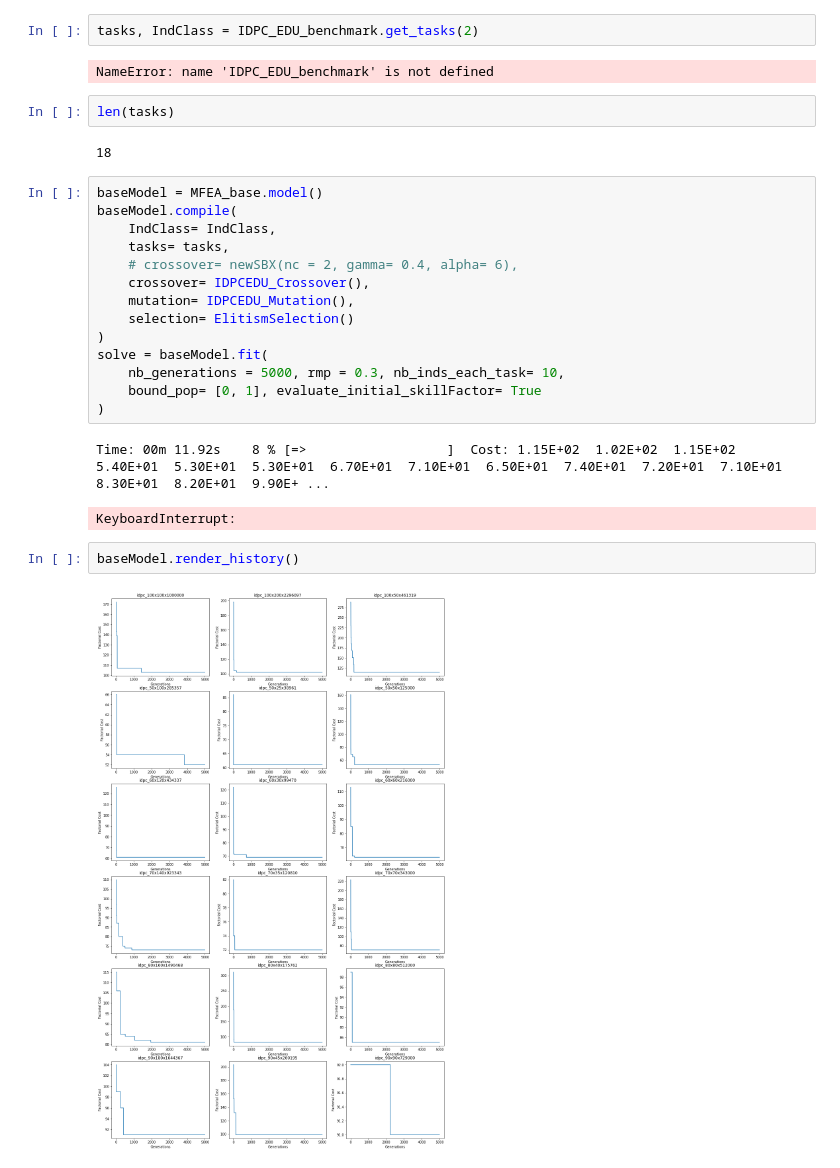
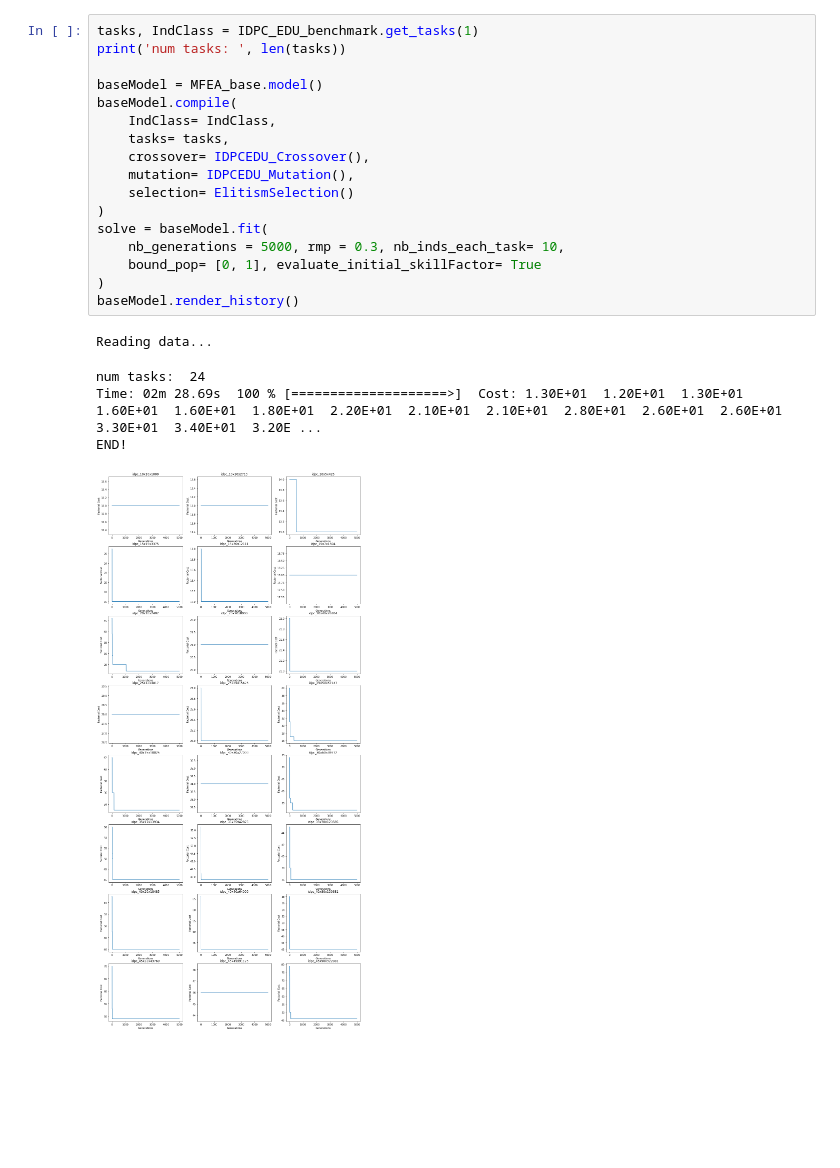
Before and after one commit to KienLe-git/IDPCEDU-TULKH, a Jupyter notebook: IDPC_DU.ipynb, the cells around one changed output. Drawn from its saved outputs; the diff is of its cells as text; blank space fills up the shorter version.

```diff
--- a/IDPC_DU.ipynb
+++ b/IDPC_DU.ipynb
@@ -10,29 +8,23 @@ TypeError: 'type' object is not subscriptable
-# %%
-tasks, IndClass = IDPC_EDU_benchmark.get_tasks(2)
-# %% [output]
-NameError: name 'IDPC_EDU_benchmark' is not defined
-# %%
-len(tasks)
-# %% [output]
-18
 # %%
+tasks, IndClass = IDPC_EDU_benchmark.get_tasks(1)
+print('num tasks: ', len(tasks))
+
 baseModel = MFEA_base.model()
 baseModel.compile(
     IndClass= IndClass,
     tasks= tasks,
-    # crossover= newSBX(nc = 2, gamma= 0.4, alpha= 6),
     crossover= IDPCEDU_Crossover(),
     mutation= IDPCEDU_Mutation(),
     selection= ElitismSelection()
 )
 solve = baseModel.fit(
     nb_generations = 5000, rmp = 0.3, nb_inds_each_task= 10,
     bound_pop= [0, 1], evaluate_initial_skillFactor= True
 )
+baseModel.render_history()
 # %% [output]
-Time: 00m 11.92s    8 % [=>                  ]  Cost: 1.15E+02  1.02E+02  1.15E+02  5.40E+01  5.30E+01  5.30E+01  6.70E+01  7.10E+01  6.50E+01  7.40E+01  7.20E+01  7.10E+01  8.30E+01  8.20E+01  9.90E+ ...
+Reading data...
-KeyboardInterrupt:
+num tasks:  24
+Time: 02m 28.69s  100 % [====================>]  Cost: 1.30E+01  1.20E+01  1.30E+01  1.60E+01  1.60E+01  1.80E+01  2.20E+01  2.10E+01  2.10E+01  2.80E+01  2.60E+01  2.60E+01  3.30E+01  3.40E+01  3.20E ...
+END!
+[figure, added]
-# %%
-baseModel.render_history()
-# %% [output]
-[figure, removed]
```
Also changed, not shown: parts of 4 cells of this notebook, 10 other files.
